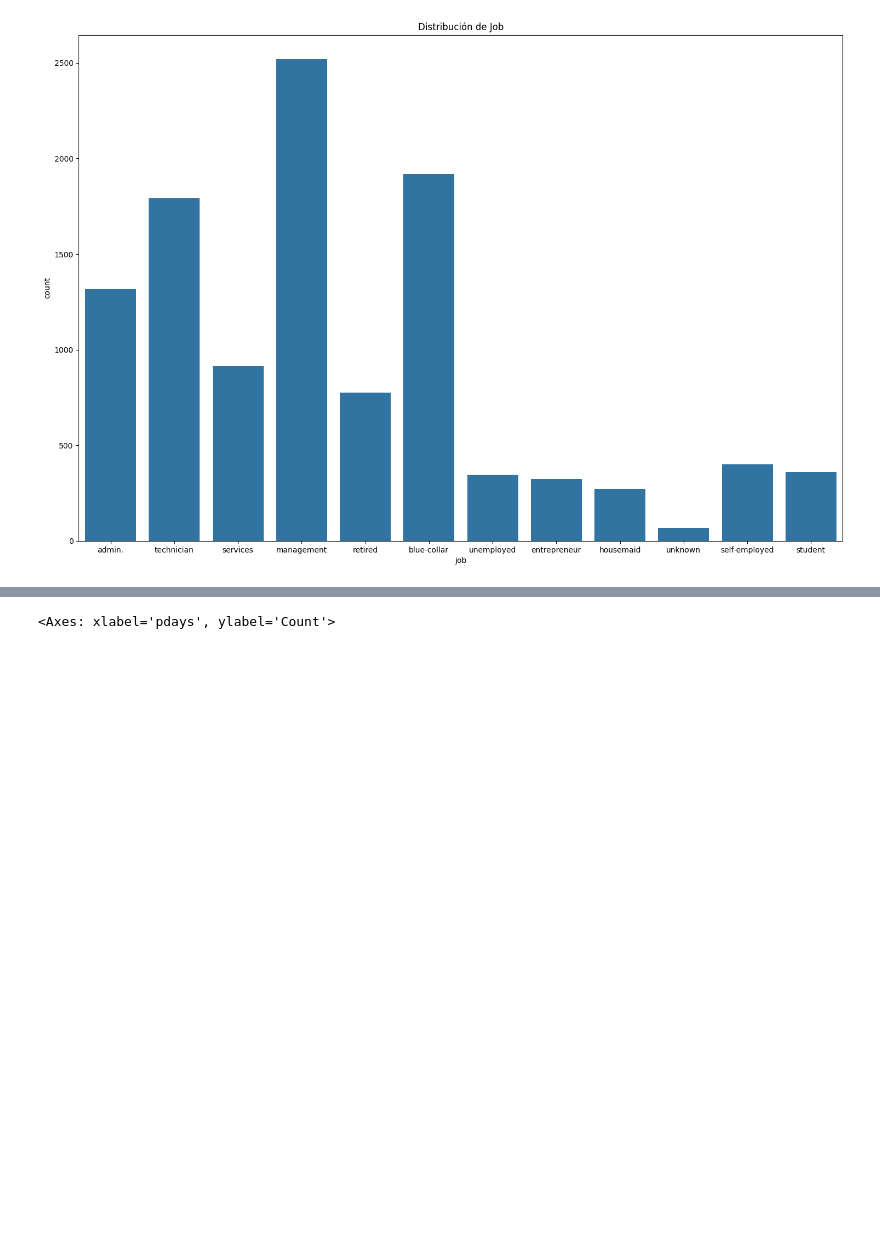
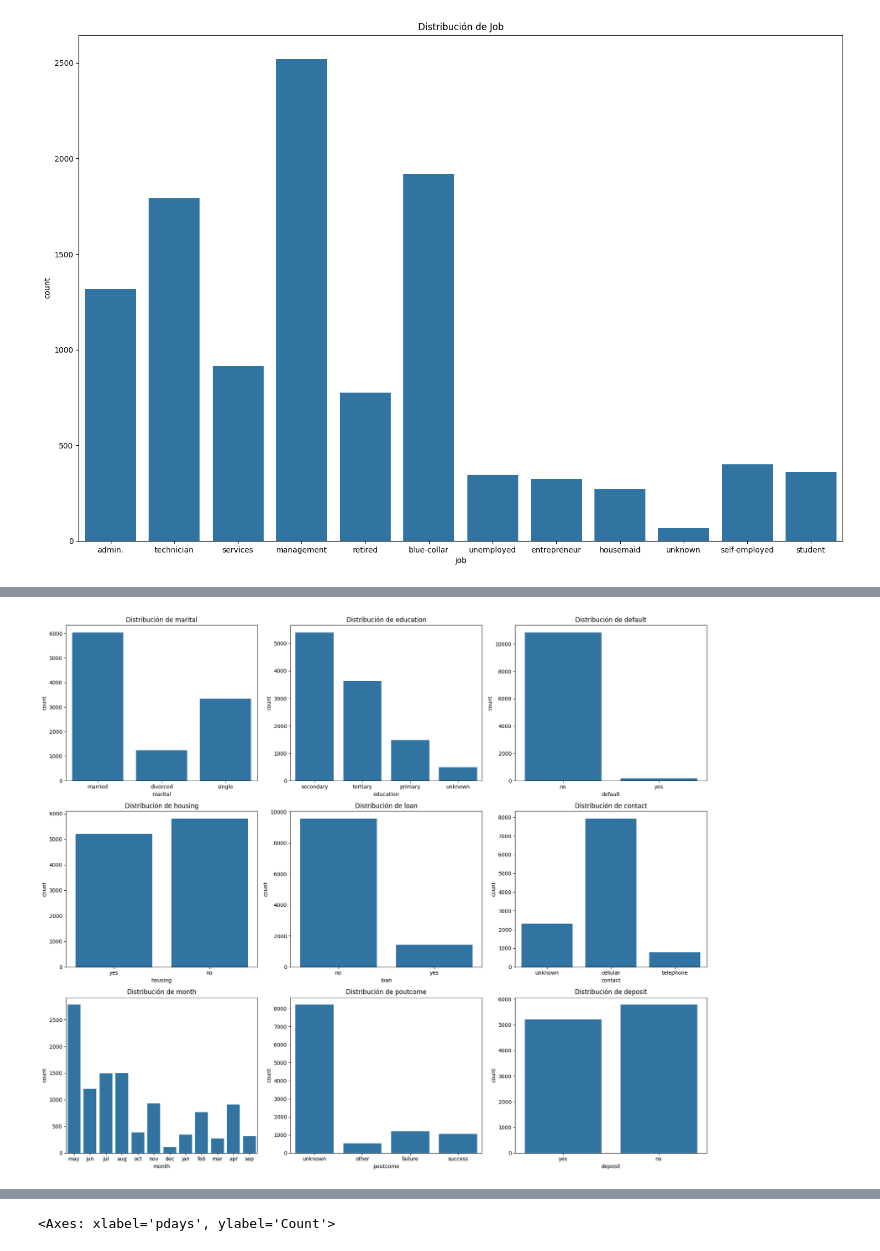
Before and after one commit to aleLobo31/UC3M_ML_P1_G26, a Jupyter notebook: notebooks/eda.ipynb, the cells around one changed output, grey strips where cells are left out. Drawn from its saved outputs; the diff is of its cells as text; code cells hidden in the pictures; blank space fills up the shorter version.

```diff
--- a/notebooks/eda.ipynb
+++ b/notebooks/eda.ipynb
@@ -272 +304,21 @@ Text(0.5, 1.0, 'Distribución de Job')
+# %%
+# Creo una lista con los nombres de las variables categóricas
+df_categorical = df.select_dtypes(include=['object']).columns
+
+# Eliminamos Job, que visualizaremos aparte ya que su cardinalidad es elevada
+df_categorical = df_categorical.drop('job')
+
+n_cols = 3
+n_rows = int(np.ceil(len(df_categorical) / n_cols))
+
+fig, axes = plt.subplots(n_rows, n_cols, figsize=(18, n_rows * 5))
+axes = axes.flatten()
+
+for i, cat in enumerate(df_categorical):
+    sns.countplot(data=df, x=cat, ax=axes[i])
+    axes[i].set_title(f"Distribución de {cat}")
+
+plt.tight_layout()
+# %% [output]
+[figure, added]
 # %% [markdown]
```
Also changed, not shown: parts of 23 cells of this notebook.
